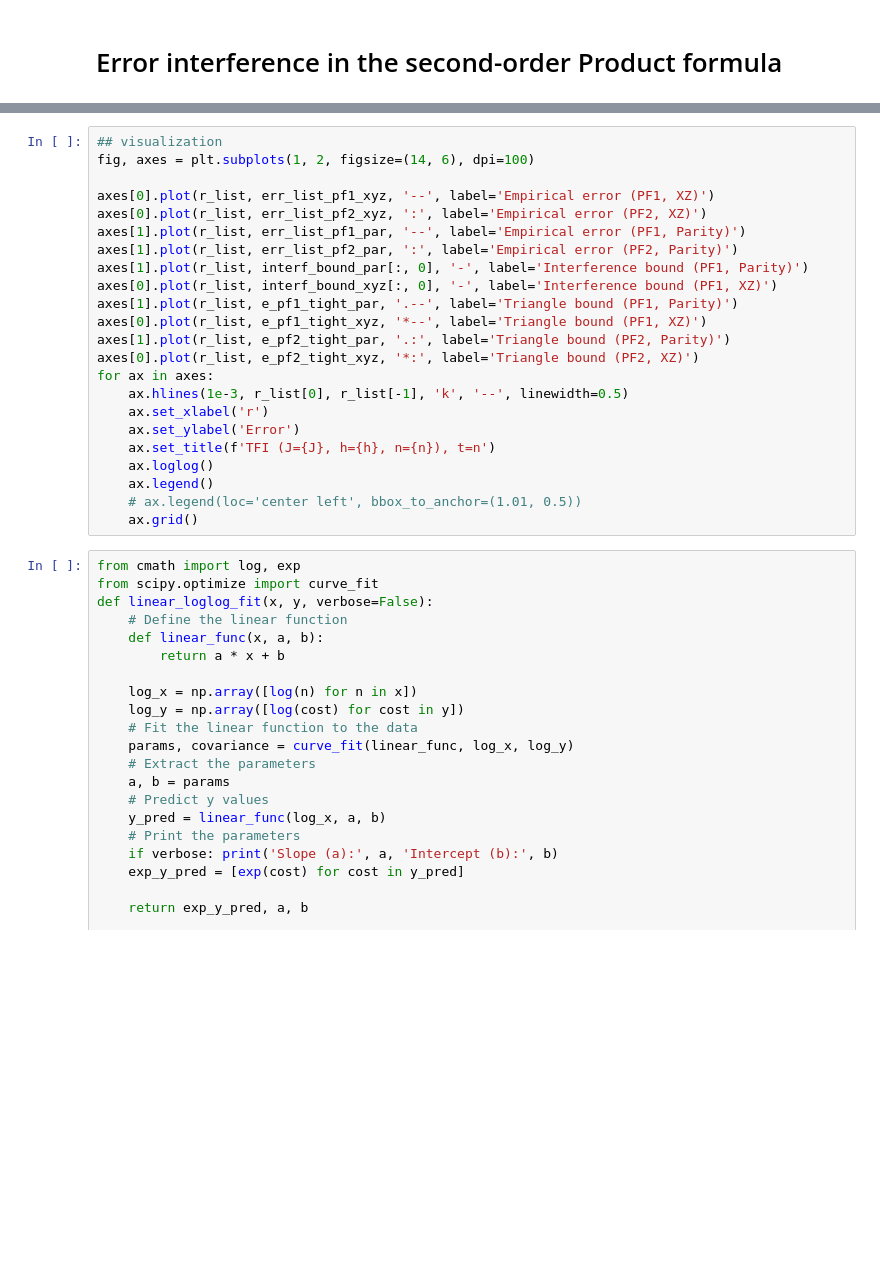
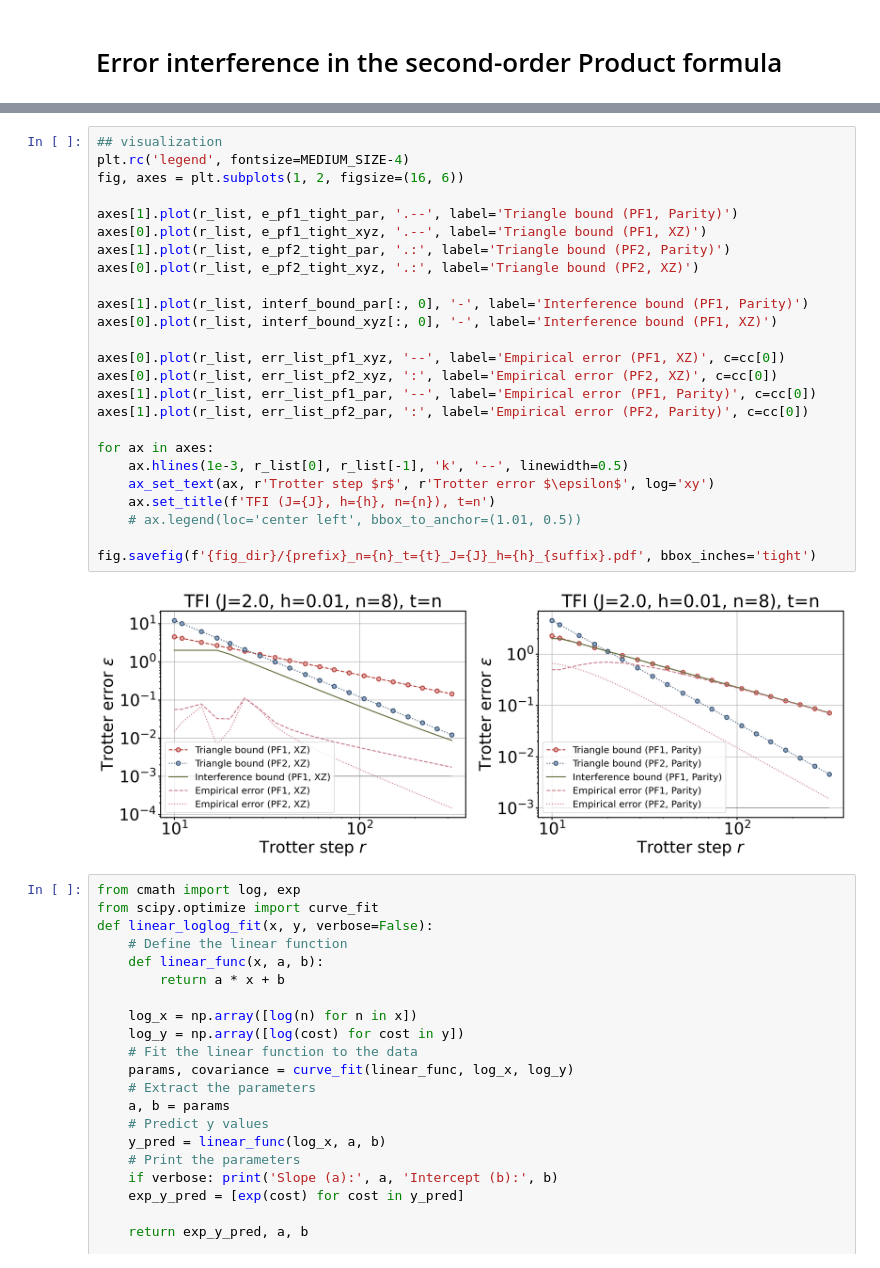
Before and after one commit to Jue-Xu/Interference-Trotter-Error, a Jupyter notebook: code/second_order.ipynb, the cells around one changed output, grey strips where cells are left out. Cells and saved outputs as stored; diff of their text form; blank space fills up the shorter version.

```diff
--- a/code/second_order.ipynb
+++ b/code/second_order.ipynb
@@ -112,26 +114,30 @@ parity:  [SparsePauliOp(['IIIIIZZ', 'IIIZZII', 'IZZIIII', 'IIIIIIX', 'IIIIXII',
 # %%
 ## visualization
-fig, axes = plt.subplots(1, 2, figsize=(14, 6), dpi=100)
+plt.rc('legend', fontsize=MEDIUM_SIZE-4)
+fig, axes = plt.subplots(1, 2, figsize=(16, 6))
 
-axes[0].plot(r_list, err_list_pf1_xyz, '--', label='Empirical error (PF1, XZ)')
-axes[0].plot(r_list, err_list_pf2_xyz, ':', label='Empirical error (PF2, XZ)')
-axes[1].plot(r_list, err_list_pf1_par, '--', label='Empirical error (PF1, Parity)')
-axes[1].plot(r_list, err_list_pf2_par, ':', label='Empirical error (PF2, Parity)')
+axes[1].plot(r_list, e_pf1_tight_par, '.--', label='Triangle bound (PF1, Parity)')
+axes[0].plot(r_list, e_pf1_tight_xyz, '.--', label='Triangle bound (PF1, XZ)')
+axes[1].plot(r_list, e_pf2_tight_par, '.:', label='Triangle bound (PF2, Parity)')
+axes[0].plot(r_list, e_pf2_tight_xyz, '.:', label='Triangle bound (PF2, XZ)')
+
 axes[1].plot(r_list, interf_bound_par[:, 0], '-', label='Interference bound (PF1, Parity)')
 axes[0].plot(r_list, interf_bound_xyz[:, 0], '-', label='Interference bound (PF1, XZ)')
-axes[1].plot(r_list, e_pf1_tight_par, '.--', label='Triangle bound (PF1, Parity)')
-axes[0].plot(r_list, e_pf1_tight_xyz, '*--', label='Triangle bound (PF1, XZ)')
-axes[1].plot(r_list, e_pf2_tight_par, '.:', label='Triangle bound (PF2, Parity)')
-axes[0].plot(r_list, e_pf2_tight_xyz, '*:', label='Triangle bound (PF2, XZ)')
+
+axes[0].plot(r_list, err_list_pf1_xyz, '--', label='Empirical error (PF1, XZ)', c=cc[0])
+axes[0].plot(r_list, err_list_pf2_xyz, ':', label='Empirical error (PF2, XZ)', c=cc[0])
+axes[1].plot(r_list, err_list_pf1_par, '--', label='Empirical error (PF1, Parity)', c=cc[0])
+axes[1].plot(r_list, err_list_pf2_par, ':', label='Empirical error (PF2, Parity)', c=cc[0])
+
 for ax in axes:
     ax.hlines(1e-3, r_list[0], r_list[-1], 'k', '--', linewidth=0.5)
-    ax.set_xlabel('r')
-    ax.set_ylabel('Error')
+    ax_set_text(ax, r'Trotter step $r$', r'Trotter error $\epsilon$', log='xy')
     ax.set_title(f'TFI (J={J}, h={h}, n={n}), t=n')
-    ax.loglog()
-    ax.legend()
     # ax.legend(loc='center left', bbox_to_anchor=(1.01, 0.5))
-    ax.grid()
+
+fig.savefig(f'{fig_dir}/{prefix}_n={n}_t={t}_J={J}_h={h}_{suffix}.pdf', bbox_inches='tight')
+# %% [output]
+[figure, added]
 # %%
 from cmath import log, exp
 from scipy.optimize import curve_fit
```
Also changed, not shown: parts of 3 cells of this notebook, 3 other files.
